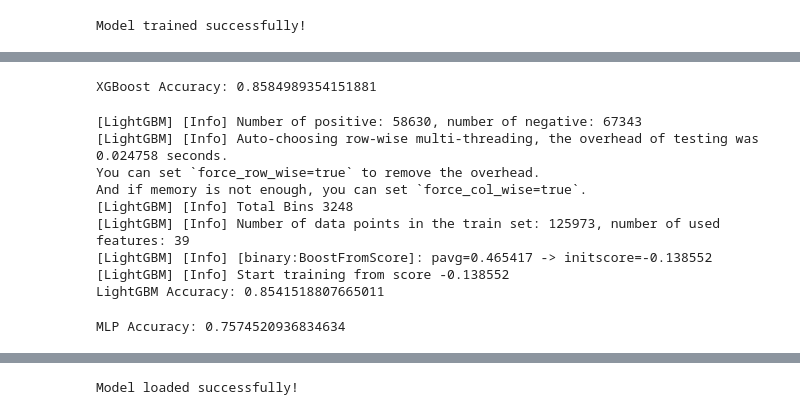
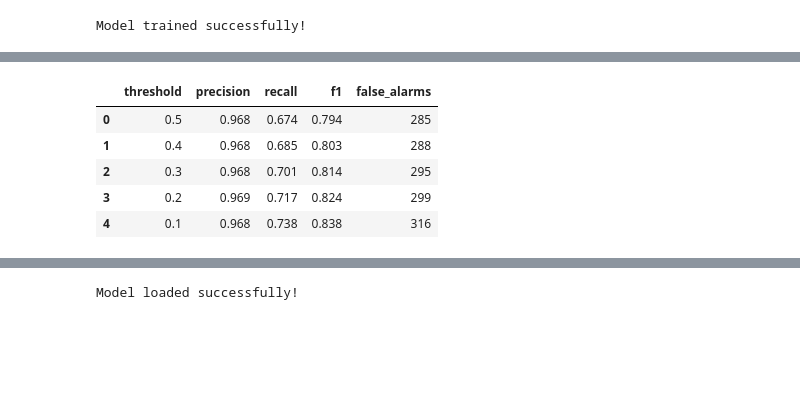
Before and after one commit to vaishali0204/AI-Self-Healing-Network, a Jupyter notebook: AI_Self_Healing_Intrusion_Detection.ipynb, the cells around one changed output, grey strips where cells are left out. Drawn from its saved outputs; the diff is of its cells as text; code cells hidden in the pictures; blank space fills up the shorter version.

```diff
--- a/AI_Self_Healing_Intrusion_Detection.ipynb
+++ b/AI_Self_Healing_Intrusion_Detection.ipynb
@@ -267,39 +261,24 @@ Please also refer to the documentation for alternative solver options:
-# %%
-from xgboost import XGBClassifier
-
-xgb_model = XGBClassifier(
-    n_estimators=100, learning_rate=0.1, random_state=42
-)
-xgb_model.fit(X_train, y_train)
-xgb_preds = xgb_model.predict(X_test)
-print("XGBoost Accuracy:", accuracy_score(y_test, xgb_preds))
-# %% [output]
-XGBoost Accuracy: 0.8584989354151881
-# %%
-from lightgbm import LGBMClassifier
-
-lgb_model = LGBMClassifier(n_estimators=100, random_state=42)
-lgb_model.fit(X_train, y_train)
-lgb_preds = lgb_model.predict(X_test)
-print("LightGBM Accuracy:", accuracy_score(y_test, lgb_preds))
-# %% [output]
-[LightGBM] [Info] Number of positive: 58630, number of negative: 67343
-[LightGBM] [Info] Auto-choosing row-wise multi-threading, the overhead of testing was 0.024758 seconds.
-You can set `force_row_wise=true` to remove the overhead.
-And if memory is not enough, you can set `force_col_wise=true`.
-[LightGBM] [Info] Total Bins 3248
-[LightGBM] [Info] Number of data points in the train set: 125973, number of used features: 39
-[LightGBM] [Info] [binary:BoostFromScore]: pavg=0.465417 -> initscore=-0.138552
-[LightGBM] [Info] Start training from score -0.138552
-LightGBM Accuracy: 0.8541518807665011
-# %%
-from sklearn.neural_network import MLPClassifier
-
-mlp_model = MLPClassifier(
-    hidden_layer_sizes=(64, 32), max_iter=500, random_state=42
-)
-mlp_model.fit(X_train, y_train)
-mlp_preds = mlp_model.predict(X_test)
-print("MLP Accuracy:", accuracy_score(y_test, mlp_preds))
-# %% [output]
-MLP Accuracy: 0.7574520936834634
+# %%
+from sklearn.metrics import precision_score, recall_score, f1_score
+
+proba = final_model.predict_proba(X_test)[:, 1]   # probability of "attack"
+
+rows = []
+for t in [0.5, 0.4, 0.3, 0.2, 0.1]:
+    p = (proba >= t).astype(int)
+    rows.append({
+        "threshold": t,
+        "precision": precision_score(y_test, p),
+        "recall": recall_score(y_test, p),
+        "f1": f1_score(y_test, p),
+        "false_alarms": int(((p == 1) & (y_test == 0)).sum()),
+    })
+
+pd.DataFrame(rows).round(3)
+# %% [output]
+|  | threshold | precision | recall | f1 | false_alarms |
+| 0 | 0.5 | 0.968 | 0.674 | 0.794 | 285 |
+| 1 | 0.4 | 0.968 | 0.685 | 0.803 | 288 |
+| 2 | 0.3 | 0.968 | 0.701 | 0.814 | 295 |
+| 3 | 0.2 | 0.969 | 0.717 | 0.824 | 299 |
+| 4 | 0.1 | 0.968 | 0.738 | 0.838 | 316 |
```
Also changed, not shown: parts of 16 cells of this notebook.
